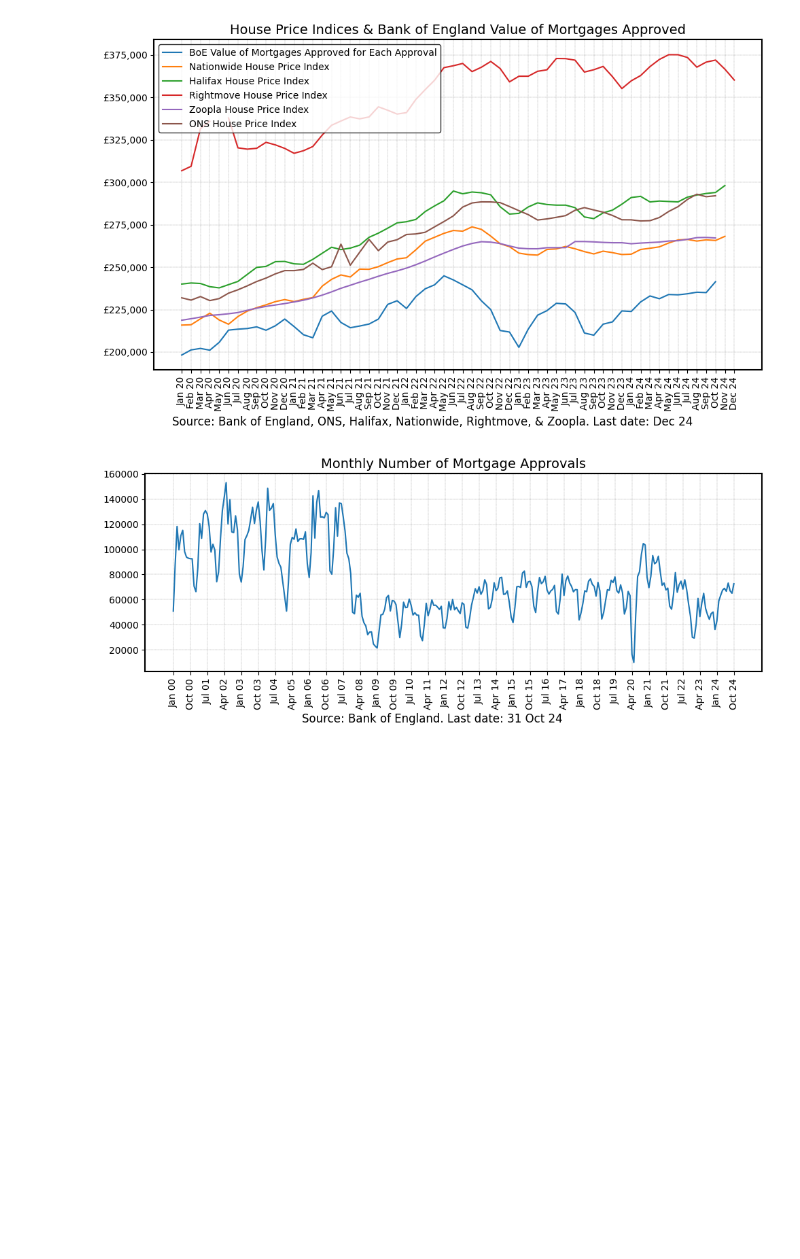
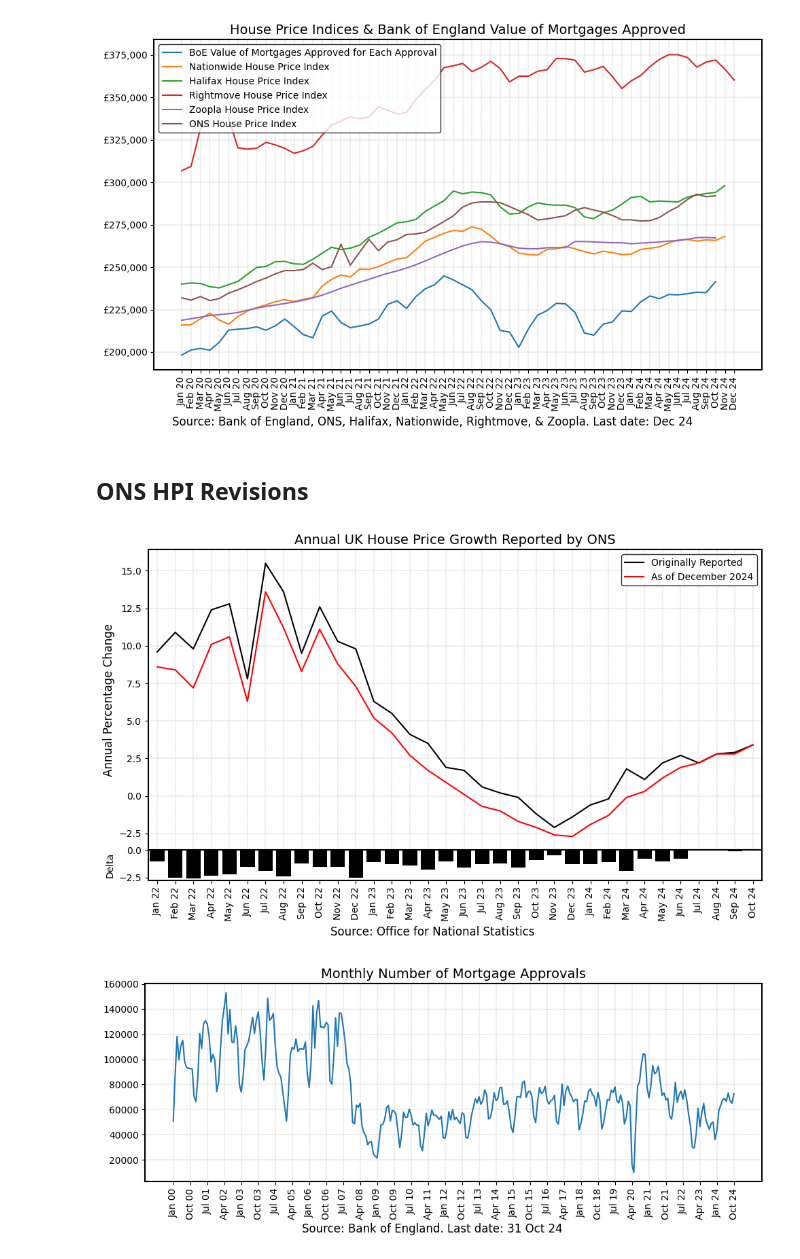
Before and after one commit to rpreen/econ, a Jupyter notebook: econ.ipynb, the cells around one changed output. Cells and saved outputs as stored; diff of their text form; code cells hidden in the pictures; blank space fills up the shorter version.

```diff
--- a/econ.ipynb
+++ b/econ.ipynb
@@ -370,6 +368,74 @@ plot_hpi(start_date="2000-01-01", data=data, xfreq=9)
 plot_hpi(start_date="2020-01-01", data=data, xfreq=1)
 # %% [output]
 [figure]
+# %% [markdown]
+## ONS HPI Revisions
+# %%
+def get_ons_revision_data() -> pd.DataFrame:
+    """Return DataFrame with ONS revisions to house prices."""
+    filename = "ons_estimates.csv"
+    filename = os.path.join(DATA_DIR, filename)
+    return pd.read_csv(filename)
+
+
+df_rev = get_ons_revision_data()
+df_rev.columns = ["Date", "New", "Orig"]
+df_rev["Date"] = pd.to_datetime(df_rev["Date"], format="%b %Y")
+df_rev = df_rev.sort_values(by="Date")
+df_rev["Month_Year"] = df_rev["Date"].dt.strftime("%b %y")
+df_rev = df_rev[df_rev["Date"] >= "2022-01-01"]
+# %%
+fig = plt.figure(figsize=(10, 6))
+gs = fig.add_gridspec(2, 1, height_ratios=[10, 1], hspace=0)
+
+ax1 = fig.add_subplot(gs[0])
+ax2 = fig.add_subplot(gs[1])
+
+ax1.set_title("Annual UK House Price Growth Reported by ONS", fontsize=14)
+ax1.plot(
+    df_rev["Month_Year"], df_rev["Orig"], label="Originally Reported", color="black"
+)
+ax1.plot(df_rev["Month_Year"], df_rev["New"], label="As of December 2024", color="red")
+ax1.set_ylabel("Annual Percentage Change", fontsize="12")
+ax1.grid(True, color="grey", linestyle="--", linewidth=0.25)
+
+ax1.set_xticks(range(len(df_rev["Month_Year"])))
+ax1.set_xticklabels([])  # no labels for ax1
+ax1.set_xlim(-0.5, len(df_rev["Month_Year"]) - 0.5)  # align x-ticks
+
+ax1.legend(facecolor="white", edgecolor="black", fontsize=10)
+
+for spine in ax1.spines.values():
+    spine.set_edgecolor("black")
+    spine.set_linewidth(1.5)
+
+difference = df_rev["New"] - df_rev["Orig"]
+ax2.bar(df_rev["Month_Year"], difference, color="black")
+ax2.set_ylabel("Delta")
+
+ax2.set_xticks(range(len(df_rev["Month_Year"])))
+ax2.set_xticklabels(df_rev["Month_Year"], rotation=90, ha="center")
+ax2.set_xlim(-0.5, len(df_rev["Month_Year"]) - 0.5)  # align x-ticks
+
+for spine in ax2.spines.values():
+    spine.set_edgecolor("black")
+    spine.set_linewidth(1.5)
+
+fig.text(
+    0.5,
+    -0.01,
+    "Source: Office for National Statistics",
+    ha="center",
+    fontsize=12,
+    color="black",
+)
+
+plt.tight_layout()
+
+filename = os.path.join(PLOT_DIR, "ons_revisions.png")
+plt.savefig(filename, dpi=300, bbox_inches="tight")
+# %% [output]
+[figure, added]
 # %%
 fig, ax = plt.subplots(figsize=(10, 4))
 ax.set_facecolor("white")
```
Also changed, not shown: parts of 6 cells of this notebook, 1 other file.
